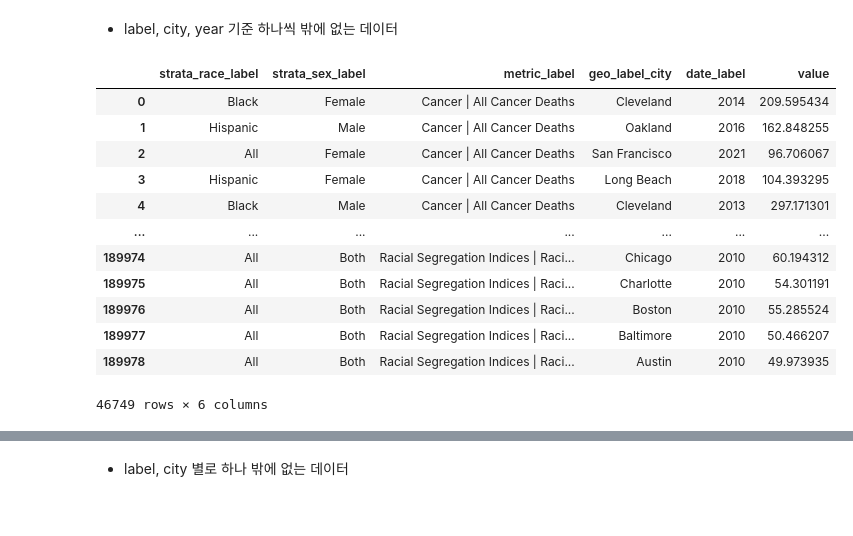
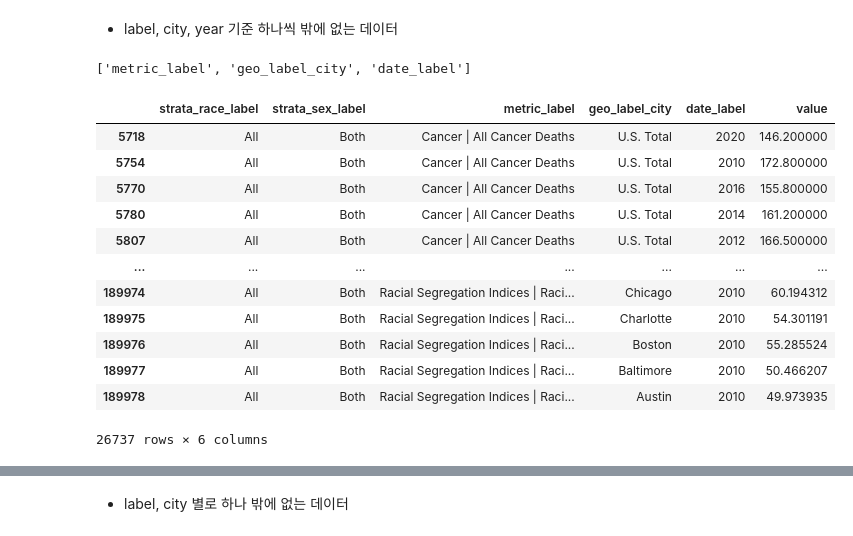
Before and after one commit to WASSUP-AIModel-3rd-Project1/Project-1, a Jupyter notebook: 240618_making_pivot.ipynb, the cells around one changed output, grey strips where cells are left out. Saved outputs shown, nothing was run; the diff lists cells and outputs as text; code cells hidden in the pictures.

```diff
--- a/240618_making_pivot.ipynb
+++ b/240618_making_pivot.ipynb
@@ -221,23 +208,25 @@ df_racesex[~check_rslt]
 # %% [markdown]
 - label, city, year 기준 하나씩 밖에 없는 데이터
 # %%
-check_rslt = df_racesex.duplicated(subset=cols[2:])
+print(cols[2:])
+check_rslt = df_racesex.duplicated(subset=cols[2:],keep=False)
 df_thin_label = df_racesex[~check_rslt]
 df_thin_label
 # %% [output]
+['metric_label', 'geo_label_city', 'date_label']
 |  | strata_race_label | strata_sex_label | metric_label | geo_label_city | date_label | value |
-| 0 | Black | Female | Cancer | All Cancer Deaths | Cleveland | 2014 | 209.595434 |
-| 1 | Hispanic | Male | Cancer | All Cancer Deaths | Oakland | 2016 | 162.848255 |
-| 2 | All | Female | Cancer | All Cancer Deaths | San Francisco | 2021 | 96.706067 |
-| 3 | Hispanic | Female | Cancer | All Cancer Deaths | Long Beach | 2018 | 104.393295 |
-| 4 | Black | Male | Cancer | All Cancer Deaths | Cleveland | 2013 | 297.171301 |
+| 5718 | All | Both | Cancer | All Cancer Deaths | U.S. Total | 2020 | 146.200000 |
+| 5754 | All | Both | Cancer | All Cancer Deaths | U.S. Total | 2010 | 172.800000 |
+| 5770 | All | Both | Cancer | All Cancer Deaths | U.S. Total | 2016 | 155.800000 |
+| 5780 | All | Both | Cancer | All Cancer Deaths | U.S. Total | 2014 | 161.200000 |
+| 5807 | All | Both | Cancer | All Cancer Deaths | U.S. Total | 2012 | 166.500000 |
 | ... | ... | ... | ... | ... | ... | ... |
 | 189974 | All | Both | Racial Segregation Indices | Raci... | Chicago | 2010 | 60.194312 |
 | 189975 | All | Both | Racial Segregation Indices | Raci... | Charlotte | 2010 | 54.301191 |
 | 189976 | All | Both | Racial Segregation Indices | Raci... | Boston | 2010 | 55.285524 |
 | 189977 | All | Both | Racial Segregation Indices | Raci... | Baltimore | 2010 | 50.466207 |
 | 189978 | All | Both | Racial Segregation Indices | Raci... | Austin | 2010 | 49.973935 |
-46749 rows × 6 columns
+26737 rows × 6 columns
 # %%
 cond0 = ~(df_thin_label[cols[0]] == 'All')
 cond1 = ~(df_thin_label[cols[1]] == 'Both')
```
Also changed, not shown: parts of 14 cells of this notebook.
